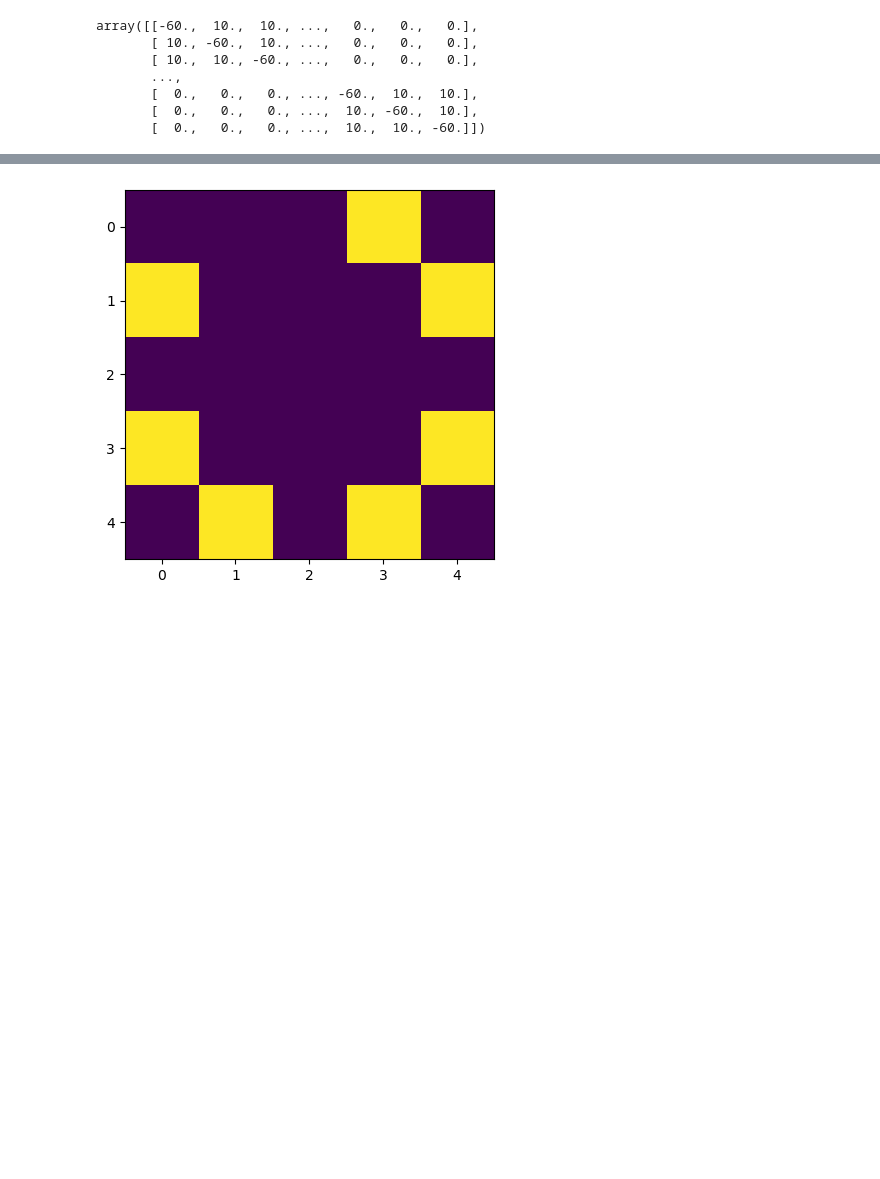
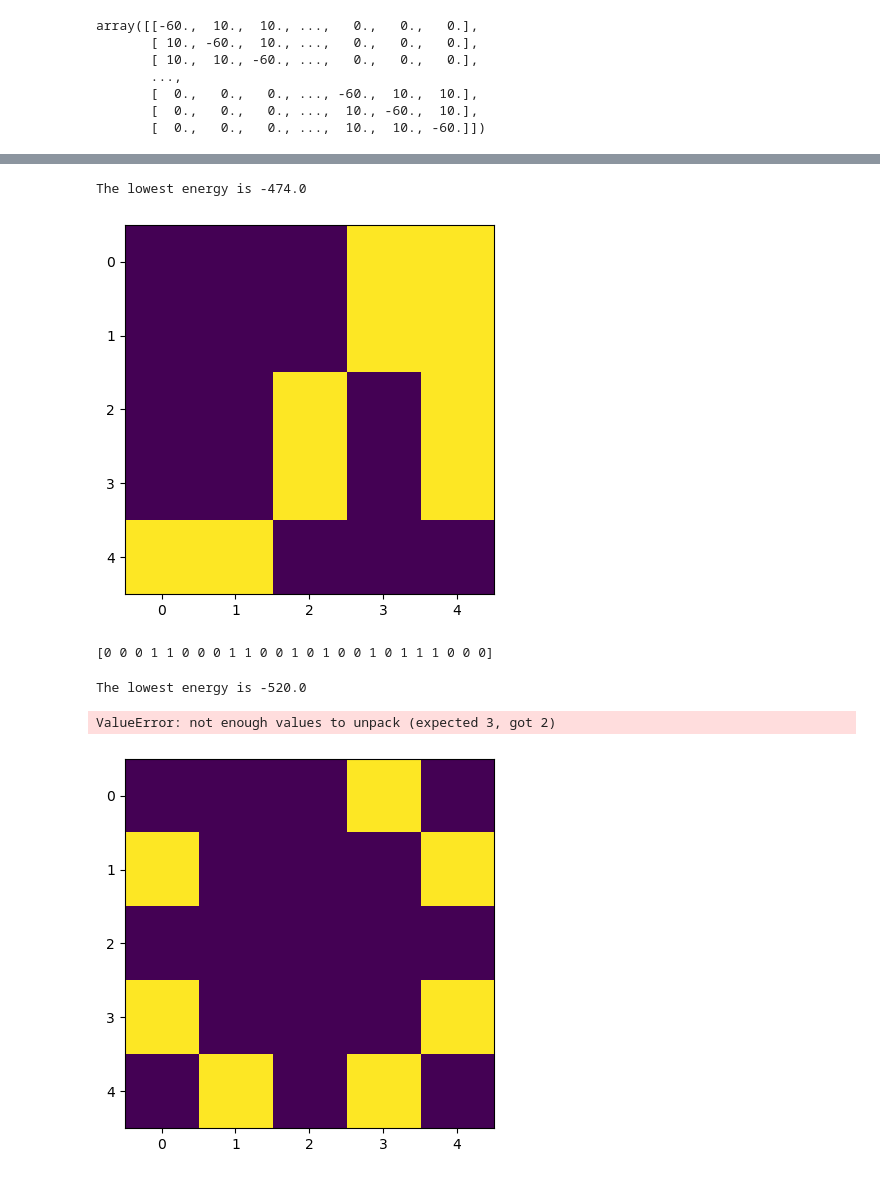
Before and after one commit to GeorgeWilliam1999/DwaveCode, a Jupyter notebook: ThreeInLine/ThreeInLine.ipynb, the cells around one changed output, grey strips where cells are left out. Cells and saved outputs as stored; diff of their text form; code cells hidden in the pictures; blank space fills up the shorter version.

```diff
--- a/ThreeInLine/ThreeInLine.ipynb
+++ b/ThreeInLine/ThreeInLine.ipynb
@@ -183,2 +200,17 @@ make_img_bit_string(ground_string)
+# %%
+Q_2 = get_Q_2(n,lines,1,1,1,1)
+ground_string,energies = get_lowest_bitstring(bin_list,Q_2)
+make_img_bit_string(ground_string)
+# %% [output]
+The lowest energy is -474.0
+[figure, added]
+[0 0 0 1 1 0 0 0 1 1 0 0 1 0 1 0 0 1 0 1 1 1 0 0 0]
+# %%
+Q = get_Q(n,lines,1,1,1,1)
+bin_list,ground_string,energies = get_lowest_bitstring(bin_list,Q)
+make_img_bit_string(ground_string)
+# %% [output]
+The lowest energy is -520.0
+ValueError: not enough values to unpack (expected 3, got 2)
 # %%
 Q = get_Q(n,lines,10,10,2,1)
```
Also changed, not shown: parts of 15 cells of this notebook, 1 other file.
